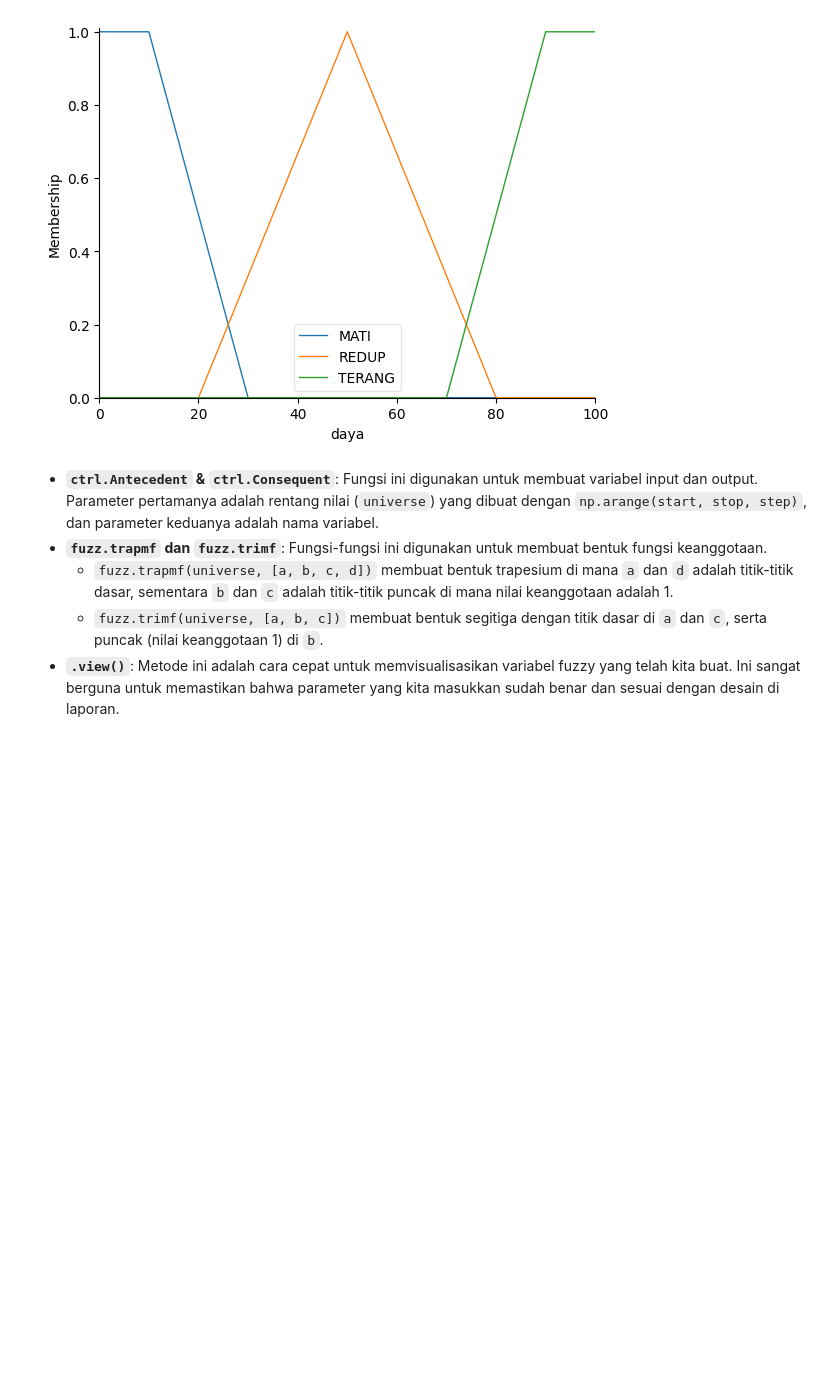
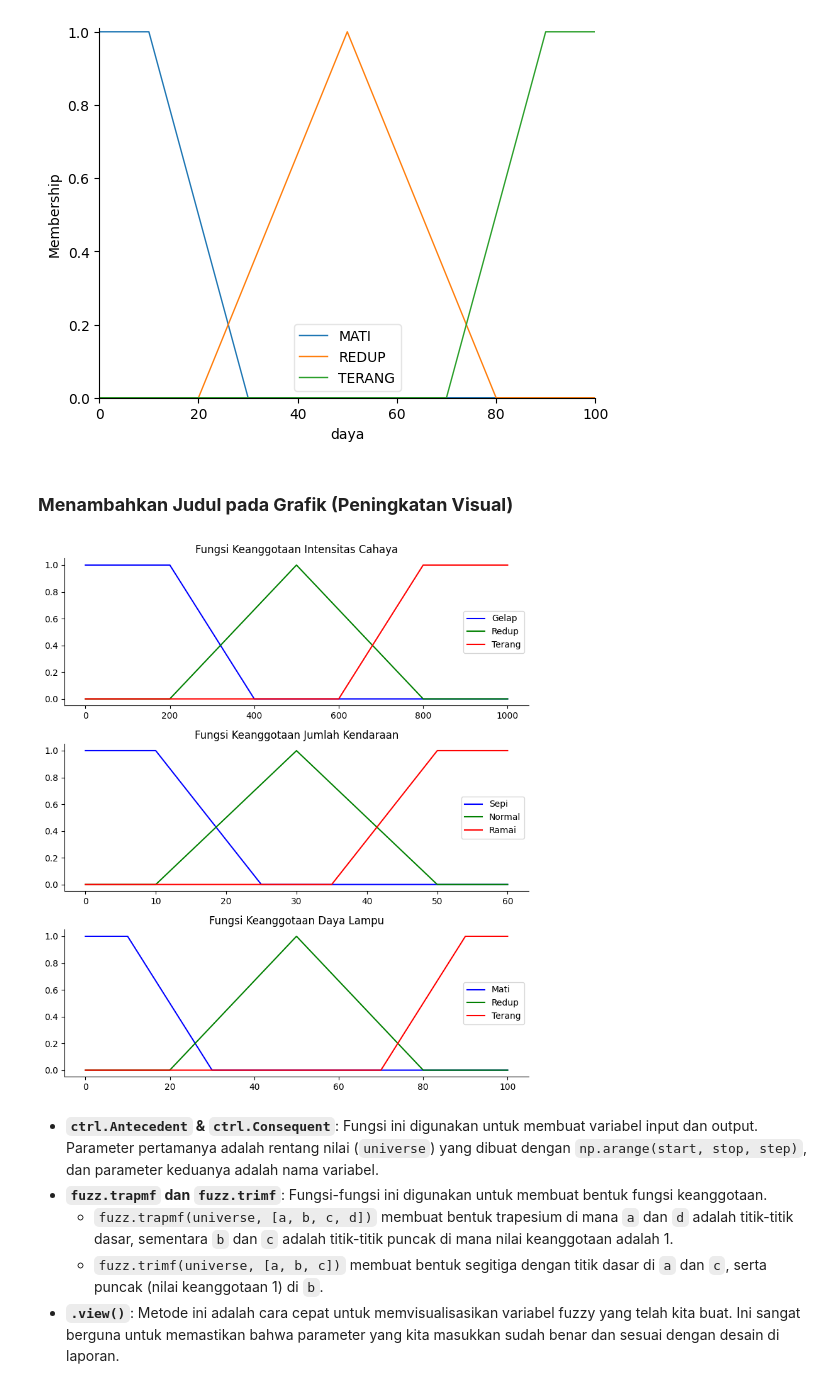
Before and after one commit to LatiefDataVisionary/data-science-modelling-and-simulation-college-task, a Jupyter notebook: src/fuzzy_mamdani_case.ipynb, the cells around one changed output. Drawn from its saved outputs; the diff is of its cells as text; code cells hidden in the pictures; blank space fills up the shorter version.

Commit message:
Menambahkan Judul pada Grafik (Peningkatan Visual)

```diff
--- a/src/fuzzy_mamdani_case.ipynb
+++ b/src/fuzzy_mamdani_case.ipynb
@@ -74,6 +86,41 @@ kendaraan.view()
 daya.view()
 # %% [output]
 [figure]
+# %% [markdown]
+### **Menambahkan Judul pada Grafik (Peningkatan Visual)**
+# %%
+# Visualisasi fungsi keanggotaan untuk verifikasi
+fig, (ax0, ax1, ax2) = plt.subplots(nrows=3, figsize=(8, 9))
+
+ax0.plot(cahaya.universe, cahaya['GELAP'].mf, 'b', linewidth=1.5, label='Gelap')
+ax0.plot(cahaya.universe, cahaya['REDUP'].mf, 'g', linewidth=1.5, label='Redup')
+ax0.plot(cahaya.universe, cahaya['TERANG'].mf, 'r', linewidth=1.5, label='Terang')
+ax0.set_title('Fungsi Keanggotaan Intensitas Cahaya')
+ax0.legend()
+
+ax1.plot(kendaraan.universe, kendaraan['SEPI'].mf, 'b', linewidth=1.5, label='Sepi')
+ax1.plot(kendaraan.universe, kendaraan['NORMAL'].mf, 'g', linewidth=1.5, label='Normal')
+ax1.plot(kendaraan.universe, kendaraan['RAMAI'].mf, 'r', linewidth=1.5, label='Ramai')
+ax1.set_title('Fungsi Keanggotaan Jumlah Kendaraan')
+ax1.legend()
+
+ax2.plot(daya.universe, daya['MATI'].mf, 'b', linewidth=1.5, label='Mati')
+ax2.plot(daya.universe, daya['REDUP'].mf, 'g', linewidth=1.5, label='Redup')
+ax2.plot(daya.universe, daya['TERANG'].mf, 'r', linewidth=1.5, label='Terang')
+ax2.set_title('Fungsi Keanggotaan Daya Lampu')
+ax2.legend()
+
+# Sembunyikan sumbu x dan y yang tidak perlu untuk tampilan yang lebih bersih
+for ax in [ax0, ax1, ax2]:
+    ax.spines['top'].set_visible(False)
+    ax.spines['right'].set_visible(False)
+    ax.get_xaxis().tick_bottom()
+    ax.get_yaxis().tick_left()
+
+plt.tight_layout()
+plt.show()
+# %% [output]
+[figure, added]
 # %% [markdown]
 *   **`ctrl.Antecedent` & `ctrl.Consequent`**: Fungsi ini digunakan untuk membuat variabel input dan output. Parameter pertamanya adalah rentang nilai (`universe`) yang dibuat dengan `np.arange(start, stop, step)`, dan parameter keduanya adalah nama variabel.
 *   **`fuzz.trapmf` dan `fuzz.trimf`**: Fungsi-fungsi ini digunakan untuk membuat bentuk fungsi keanggotaan.
```
Also changed, not shown: parts of 1 cell of this notebook.
